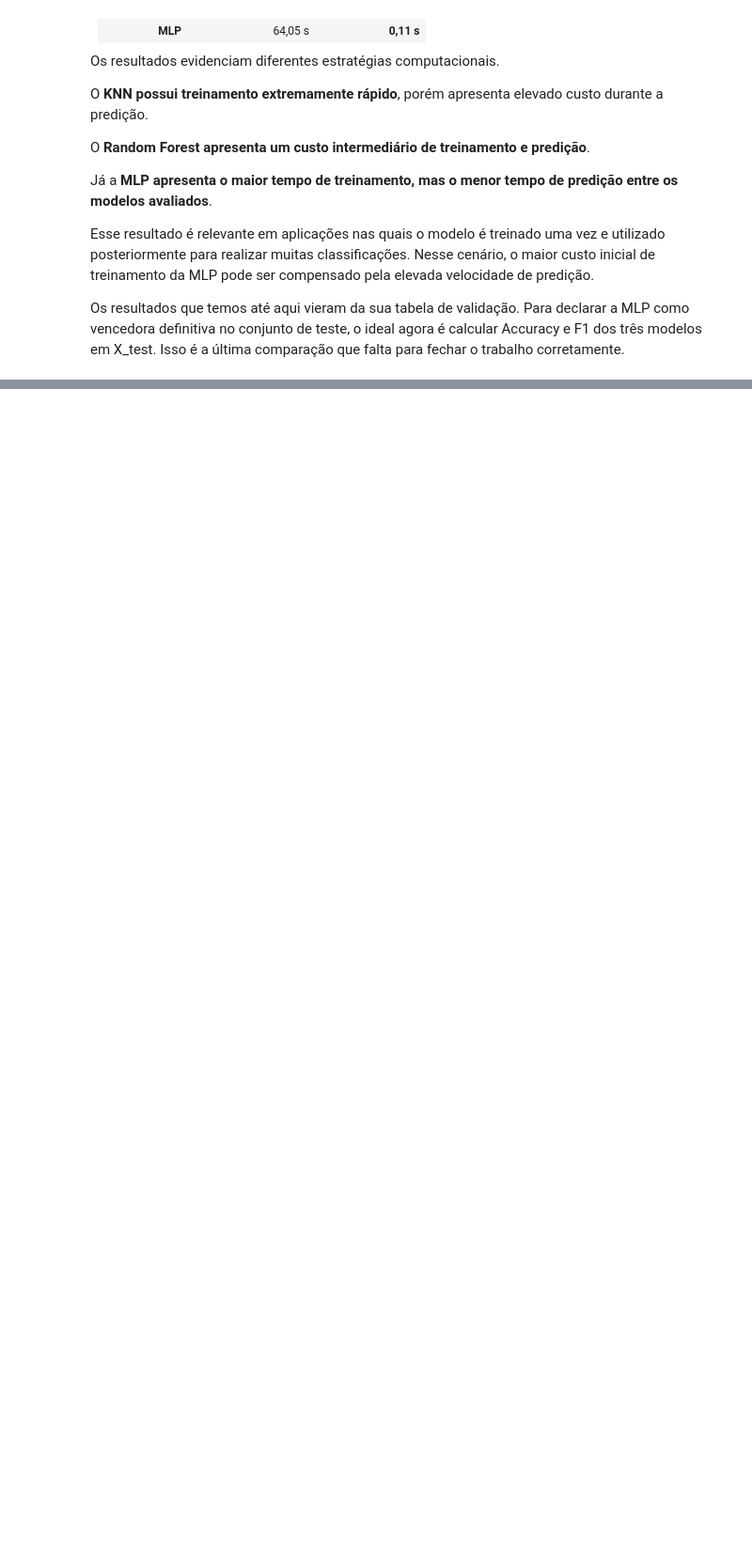
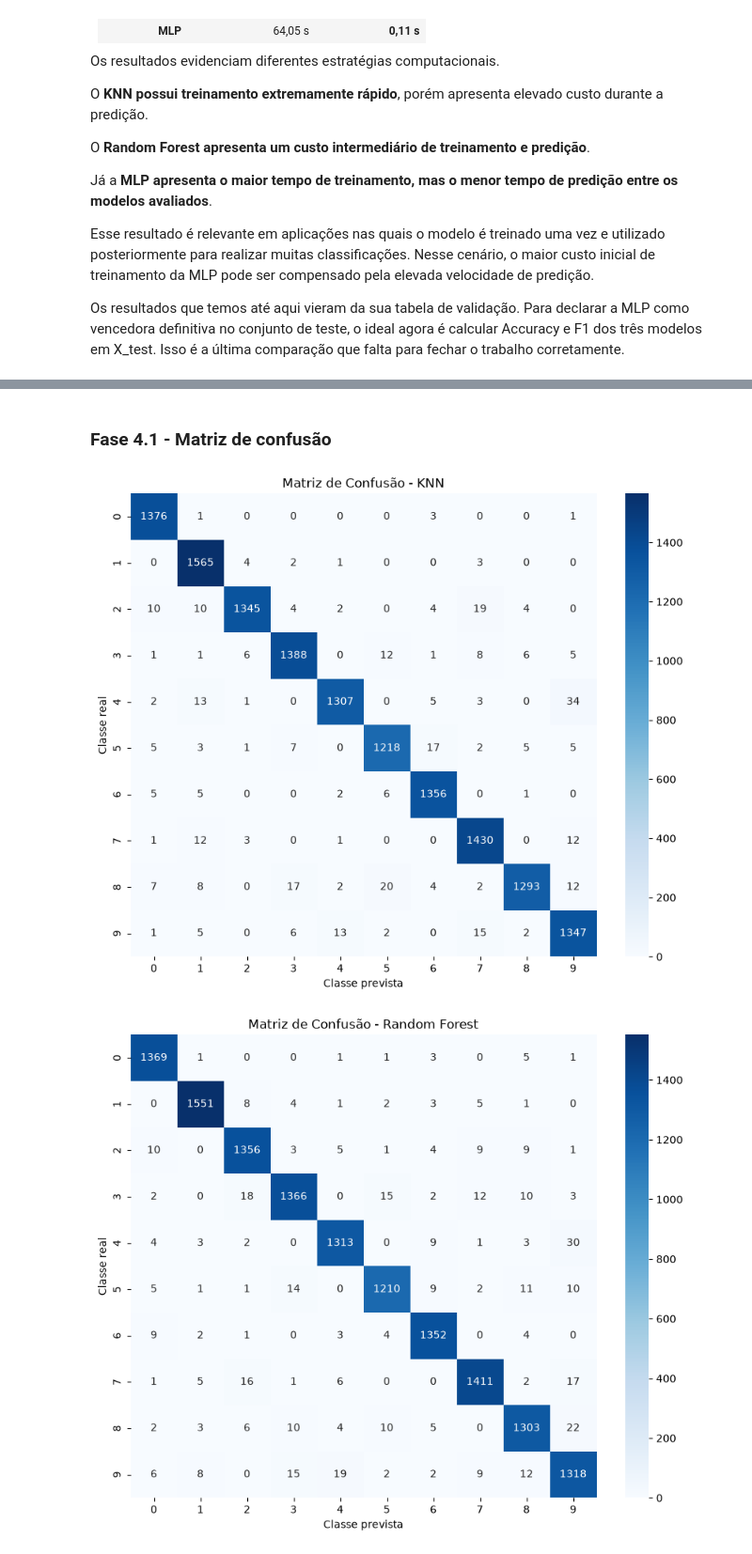
Before and after one commit to MarcioPaiano/SENAI-Miniprojeto-MNIST, a Jupyter notebook: notebook/mnist.ipynb, the cells around one changed output, grey strips where cells are left out. Shown at 94% size. Cells and saved outputs as stored; diff of their text form; code cells hidden in the pictures; blank space fills up the shorter version.

```diff
--- a/notebook/mnist.ipynb
+++ b/notebook/mnist.ipynb
@@ -1146,0 +1175,5 @@ Os resultados que temos até aqui vieram da sua tabela de validação. Para decl
+# %%
+#Avaliação dos modelos finais no conjunto de teste
+resultados_finais = []
+
+predicoes = {}
@@ -1146,0 +1314,41 @@ Os resultados que temos até aqui vieram da sua tabela de validação. Para decl
+# %% [markdown]
+### Fase 4.1 - Matriz de confusão
+# %%
+#Matriz de confusão para cada modelo
+for nome, y_pred in predicoes.items():
+
+    cm = confusion_matrix(
+        y_test,
+        y_pred,
+        labels=range(10)
+    )
+
+    plt.figure(
+        figsize=(10, 8)
+    )
+
+    sns.heatmap(
+        cm,
+        annot=True,
+        fmt="d",
+        cmap="Blues",
+        xticklabels=range(10),
+        yticklabels=range(10)
+    )
+
+    plt.xlabel(
+        "Classe prevista"
+    )
+
+    plt.ylabel(
+        "Classe real"
+    )
+
+    plt.title(
+        f"Matriz de Confusão - {nome}"
+    )
+
+    plt.show()
+# %% [output]
+[figure, added]
+[figure, added]
```
Also changed, not shown: parts of 9 cells of this notebook, 1 other file.
